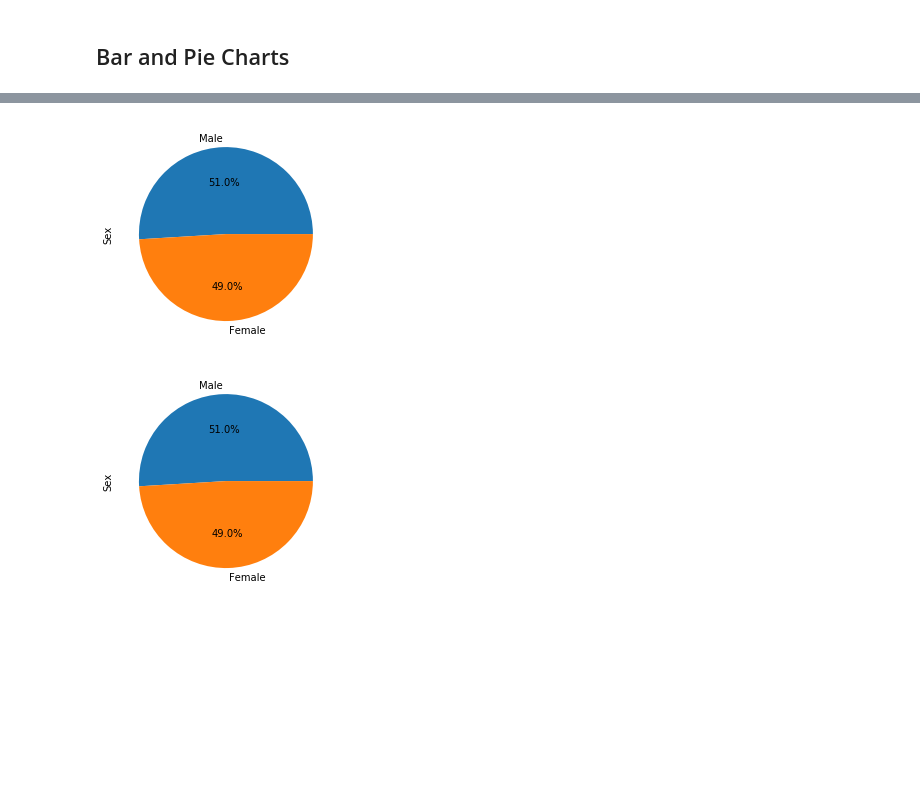
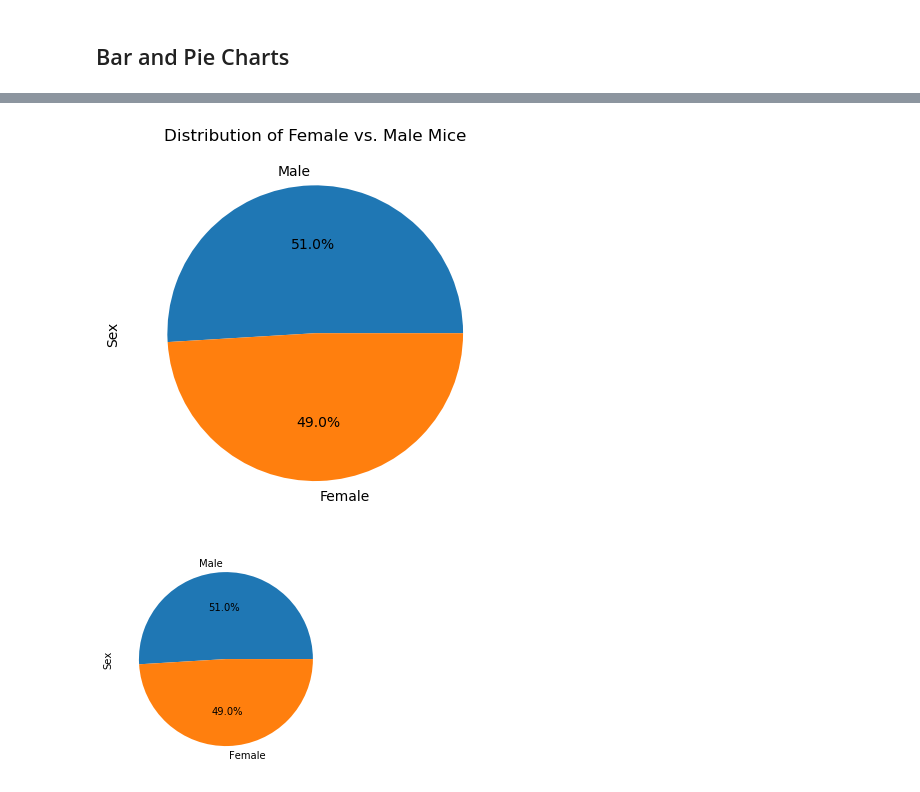
Before and after one commit to domoto86/Pymaceuticals, a Jupyter notebook: Pymaceuticals/progress.ipynb, the cells around one changed output, grey strips where cells are left out. Cells and saved outputs as stored; diff of their text form; code cells hidden in the pictures; blank space fills up the shorter version.

```diff
--- a/Pymaceuticals/progress.ipynb
+++ b/Pymaceuticals/progress.ipynb
@@ -53,3 +59,5 @@ duplicate_mice1.head()
 # %%
 # Create a clean DataFrame by dropping the duplicate mouse by its ID.
+clean_df = combined_df.loc[combined_df["Mouse ID"] !="g989"]
+clean_df
 # %% [output]
@@ -116,6 +165,9 @@ duplicate_mice1.head()
 # %%
 # Generate a pie plot showing the distribution of female versus male mice using Pandas
+mice_sex = clean_df['Sex'].value_counts()
+mice_sex.plot.pie(autopct="%1.1f%%", title='Distribution of Female vs. Male Mice')
+plt.show()
 # %% [output]
-[figure, old version]
+[figure, new version]
 # %%
 # Generate a pie plot showing the distribution of female versus male mice using pyplot
```
Also changed, not shown: parts of 9 cells of this notebook.
